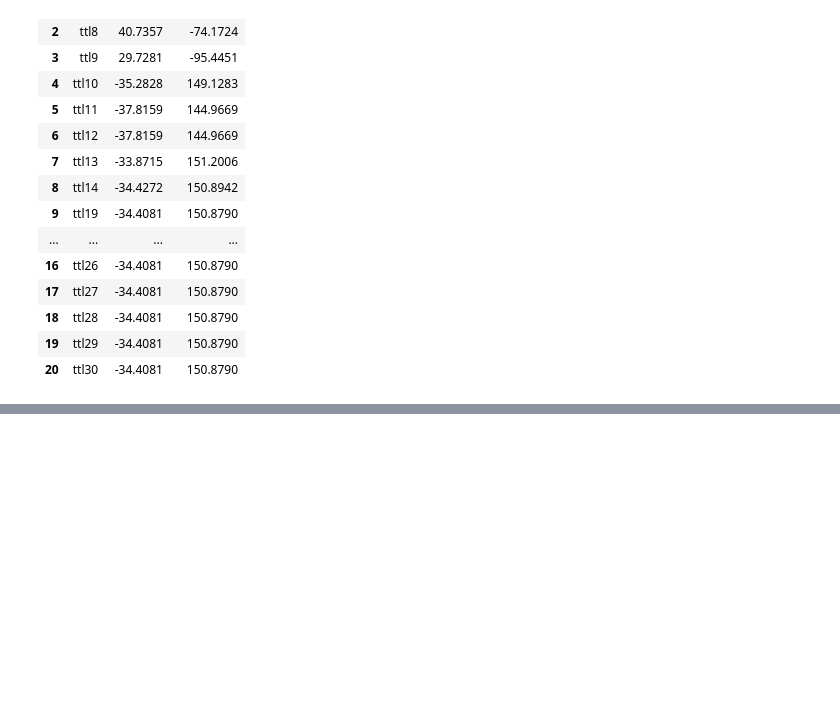
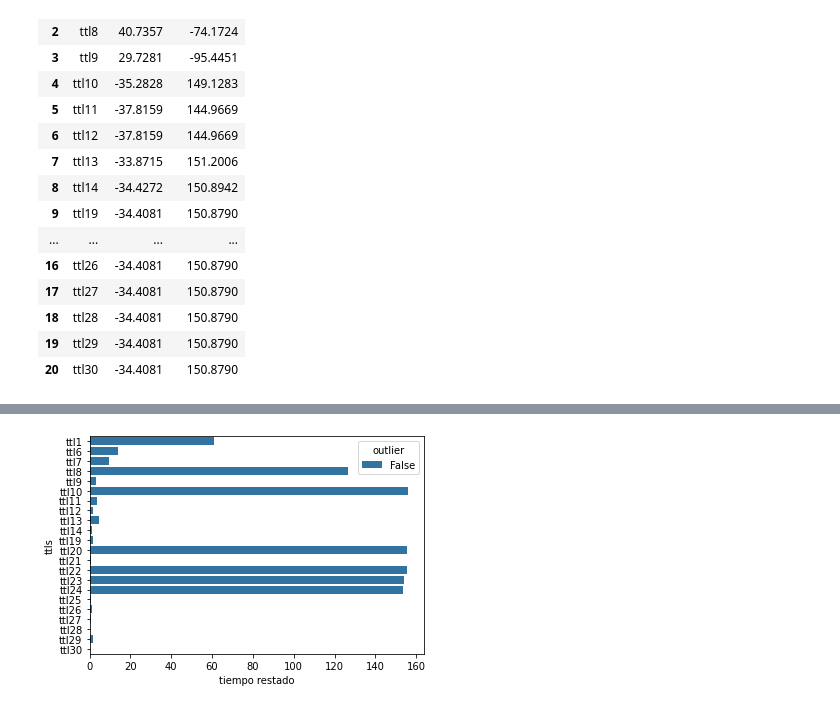
Before and after one commit to Luciano-Tarsia/TP2---Teoria-de-las-Comunicaciones, a Jupyter notebook: experimentacion/exp australia.ipynb, the cells around one changed output, grey strips where cells are left out. Cells and saved outputs as stored; diff of their text form; code cells hidden in the pictures; blank space fills up the shorter version.

```diff
--- a/experimentacion/exp australia.ipynb
+++ b/experimentacion/exp australia.ipynb
@@ -216,0 +219,32 @@ fig.update_geos(fitbounds="locations", showcountries = True)
+# %%
+import scipy.stats
+
+def get_thompson_for_n(n):
+    alpha = 0.05
+    qt = scipy.stats.t.ppf(q = 1 - alpha/2, df = n-2)
+    thompson = (qt * (n - 1)) / (np.sqrt(n) * np.sqrt(n - 2 + qt**2))
+    return thompson
+
+def find_outliers(df):
+    df = df.copy()
+    df["outlier"] = False
+    df["rtt_deviations"] = 0
+
+    while len(df[df["outlier"] == False]) != 0:
+        df_without_outliers = df[df["outlier"] == False]
+        rtts = df_without_outliers["tiempo restado"]
+        df_without_outliers["rtt_deviations"] = abs(rtts - rtts.mean())
+        std = rtts.std()
+        thompson = get_thompson_for_n(len(df_without_outliers))
+        if max(df_without_outliers["rtt_deviations"]) > thompson * std:
+            ttl_outlier = df_without_outliers.loc[df_without_outliers["rtt_deviations"].idxmax()]["ttls"]
+            #df.at[df.loc[df["ttls"] == ttl_outlier].index[0], "outlier"] = True
+            df.loc[df["ttls"] == str(ttl_outlier), "outlier"] = True
+        else:
+            break
+
+    df.drop("rtt_deviations", axis=1, inplace=True)
+    return df
+
+df_with_outliers = find_outliers(df_time)
+print(df_with_outliers)
@@ -216,0 +269,12 @@ fig.update_geos(fitbounds="locations", showcountries = True)
+# %%
+ax = sns.barplot(
+    x= df_with_outliers['tiempo restado'],
+    y= df_with_outliers['ttls'],
+    estimator=sum,
+    ci=None,
+    orient = 'h',
+    hue=df_with_outliers['outlier']
+)
+fig = ax.get_figure()
+# %% [output]
+[figure, added]
```
Also changed, not shown: parts of 5 cells of this notebook, 4 other files.
